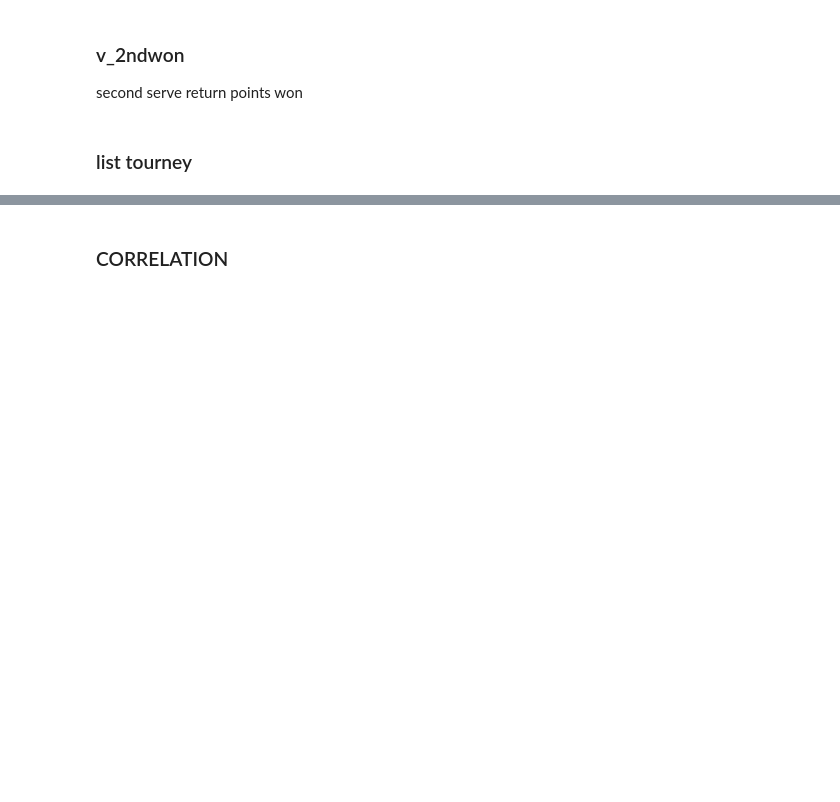
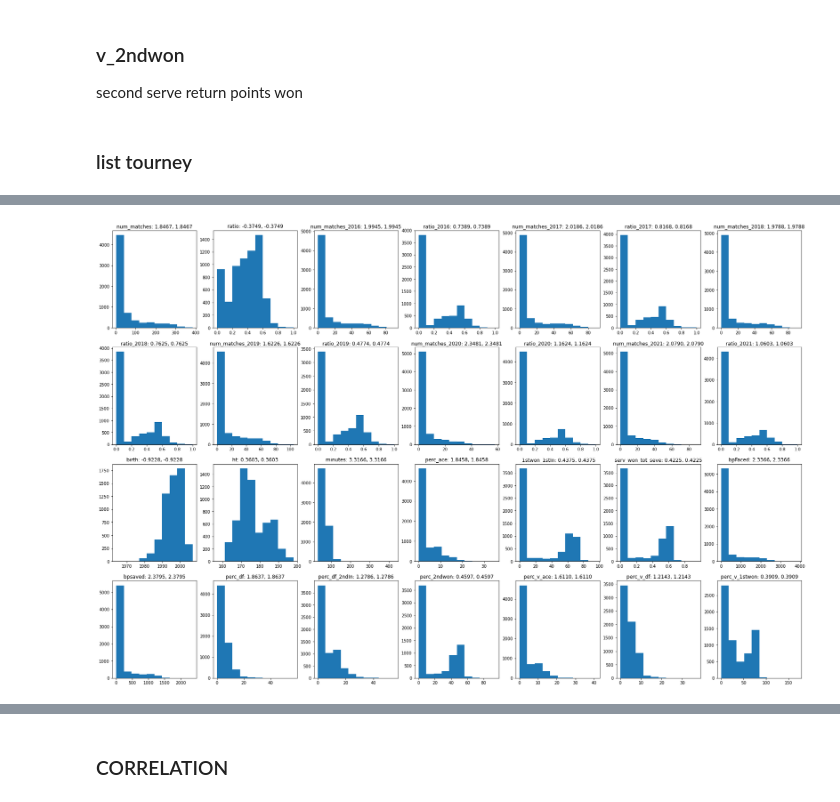
Before and after one commit to OrnelaDanushi/DM-project21, a Jupyter notebook: 4_Data_Preparation.ipynb, the cells around one changed output, grey strips where cells are left out. Cells and saved outputs as stored; diff of their text form; code cells hidden in the pictures; blank space fills up the shorter version.

Commit message:
adding statistics adn distribution on players dataset

```diff
--- a/4_Data_Preparation.ipynb
+++ b/4_Data_Preparation.ipynb
@@ -741,0 +744,3 @@ second serve return points won
+# %%
+player_profile.info()
+p=player_profile
@@ -741,0 +767,4 @@ second serve return points won
+# %%
+pl_num=p.copy()
+pl_num=pl_num.drop(['name','hand','gender','ioc'],1)
+pl_num.info()
@@ -741,0 +827,9 @@ second serve return points won
+# %%
+f, axs = plt.subplots(nrows = 4, ncols = 7, figsize=(30,20))
+
+for i in range(len(pl_num.columns)):
+    axs[int(i/7)][i%7].hist(pl_num[pl_num.columns[i]])
+    axs[int(i/7)][i%7].set_title(pl_num.columns[i] + ": " + '{:.4f}'.format(pl_num[pl_num.columns[i]].skew()) + ", " + '{:.4f}'.format(pl_num[pl_num.columns[i]].skew()))
+plt.show()
+# %% [output]
+[figure, added]
```
Also changed, not shown: parts of 16 cells of this notebook, 1 other file.
